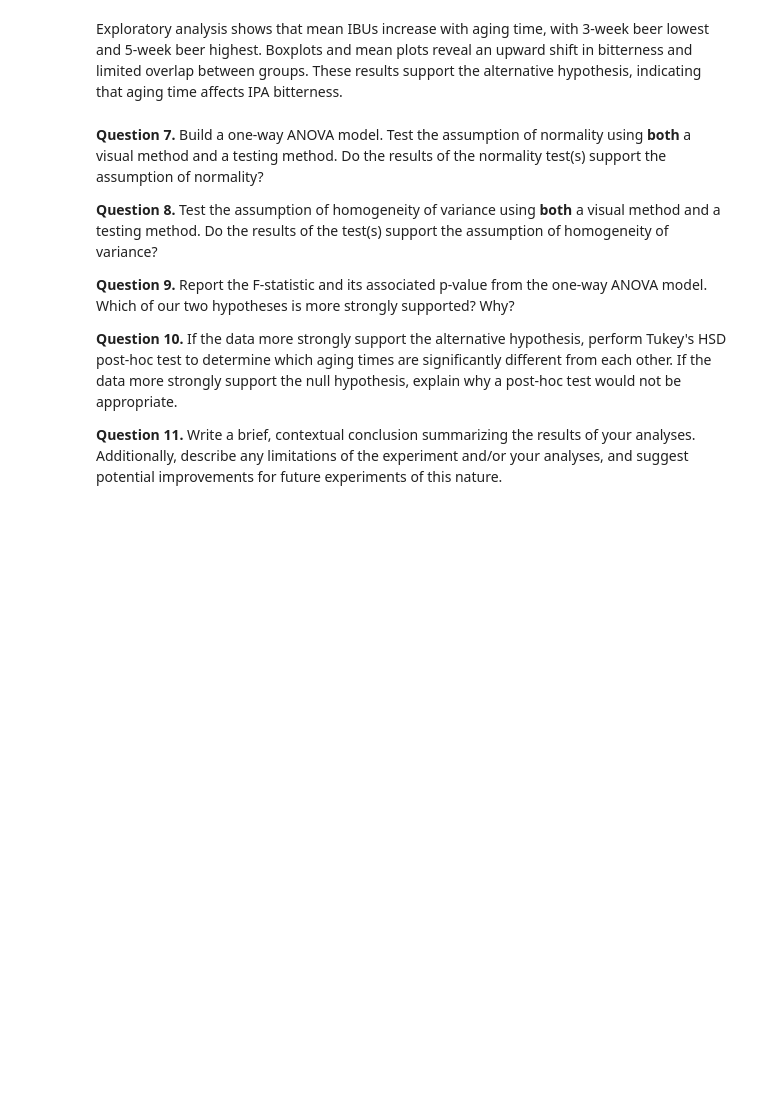
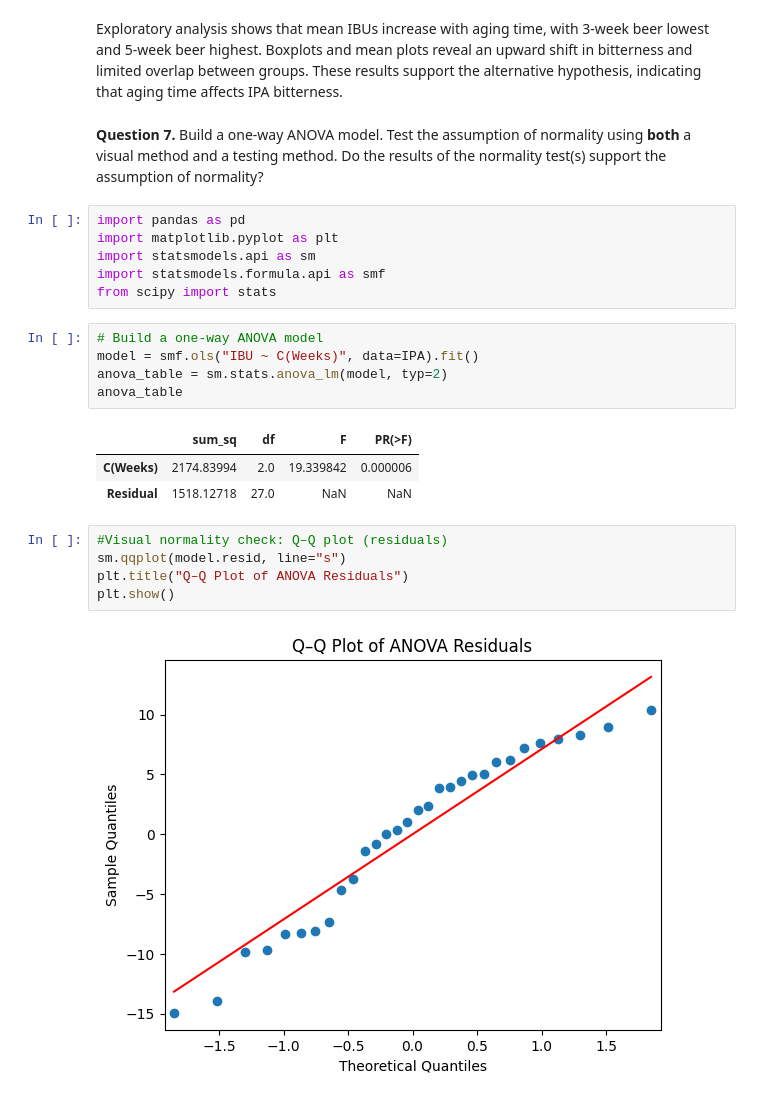
Before and after one commit to MihretTe/STAT-7220-Applied-Experimental-Design, a Jupyter notebook: Assignments/HW1/HW-1.ipynb, the cells around one changed output. Saved outputs shown, nothing was run; the diff lists cells and outputs as text; blank space fills up the shorter version.

```diff
--- a/Assignments/HW1/HW-1.ipynb
+++ b/Assignments/HW1/HW-1.ipynb
@@ -160,11 +160,25 @@ plt.show()
 Exploratory analysis shows that mean IBUs increase with aging time, with 3-week beer lowest and 5-week beer highest. Boxplots and mean plots reveal an upward shift in bitterness and limited overlap between groups. These results support the alternative hypothesis, indicating that aging time affects IPA bitterness.
 # %% [markdown]
 **Question 7.** Build a one-way ANOVA model. Test the assumption of normality using **both** a visual method and a testing method. Do the results of the normality test(s) support the assumption of normality?
-
-**Question 8.** Test the assumption of homogeneity of variance using **both** a visual method and a testing method. Do the results of the test(s) support the assumption of homogeneity of variance?
-
-**Question 9.** Report the F-statistic and its associated p-value from the one-way ANOVA model. Which of our two hypotheses is more strongly supported? Why?
-
-**Question 10.** If the data more strongly support the alternative hypothesis, perform Tukey's HSD post-hoc test to determine which aging times are significantly different from each other. If the data more strongly support the null hypothesis, explain why a post-hoc test would not be appropriate.
-
-**Question 11.** Write a brief, contextual conclusion summarizing the results of your analyses. Additionally, describe any limitations of the experiment and/or your analyses, and suggest potential improvements for future experiments of this nature.
+# %%
+import pandas as pd
+import matplotlib.pyplot as plt
+import statsmodels.api as sm
+import statsmodels.formula.api as smf
+from scipy import stats
+# %%
+# Build a one-way ANOVA model
+model = smf.ols("IBU ~ C(Weeks)", data=IPA).fit()
+anova_table = sm.stats.anova_lm(model, typ=2)
+anova_table
+# %% [output]
+|  | sum_sq | df | F | PR(>F) |
+| C(Weeks) | 2174.83994 | 2.0 | 19.339842 | 0.000006 |
+| Residual | 1518.12718 | 27.0 | NaN | NaN |
+# %%
+#Visual normality check: Q–Q plot (residuals)
+sm.qqplot(model.resid, line="s")
+plt.title("Q–Q Plot of ANOVA Residuals")
+plt.show()
+# %% [output]
+[figure, added]
```
Also changed, not shown: parts of 13 cells of this notebook.
